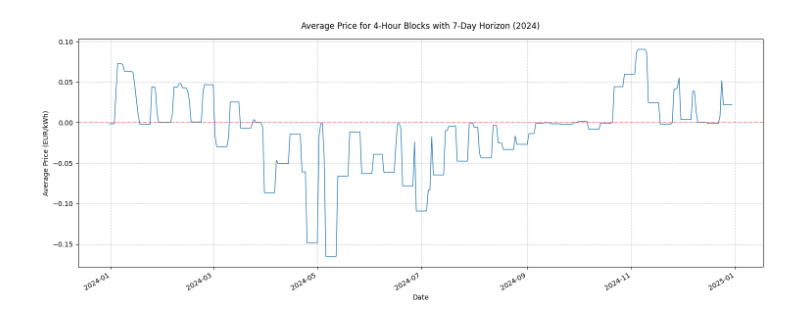
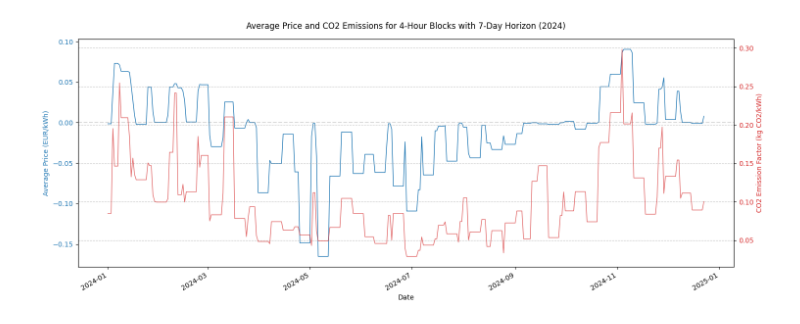
Before and after one commit to tvgerwe/ENEXIS, a Jupyter notebook: workspaces/twan/Price_evaluation/price_saving_evaluation.ipynb, the cells around one changed output. Drawn from its saved outputs; the diff is of its cells as text; code cells hidden in the pictures.

```diff
--- a/workspaces/twan/Price_evaluation/price_saving_evaluation.ipynb
+++ b/workspaces/twan/Price_evaluation/price_saving_evaluation.ipynb
@@ -82,25 +204,35 @@ print(results_df.head())
 # %%
 # Filter data for 7-day horizon and 4-hour blocks
 horizon7_block4 = results_df[(results_df['horizon_days'] == 7) & (results_df['block_size'] == 4)]
 
-# Create figure
-plt.figure(figsize=(15, 6))
+# Create figure and primary axis
+fig, ax1 = plt.subplots(figsize=(15, 6))
 
-# Plot average price over time
-plt.plot(horizon7_block4['start_date'], horizon7_block4['avg_price'], linewidth=1)
+# Plot average price on primary axis
+color1 = 'tab:blue'
+ax1.set_xlabel('Date')
+ax1.set_ylabel('Average Price (EUR/kWh)', color=color1)
+ax1.plot(horizon7_block4['start_date'], horizon7_block4['avg_price'], color=color1, linewidth=1)
+ax1.tick_params(axis='y', labelcolor=color1)
+
+# Create secondary axis for CO2 emissions
+ax2 = ax1.twinx()
+color2 = 'tab:red'
+ax2.set_ylabel('CO2 Emission Factor (kg CO2/kWh)', color=color2)
+ax2.plot(horizon7_block4['start_date'], horizon7_block4['avg_co2'], color=color2, linewidth=1, alpha=0.7)
+ax2.tick_params(axis='y', labelcolor=color2)
 
 # Customize the plot
-plt.title('Average Price for 4-Hour Blocks with 7-Day Horizon (2024)', pad=15)
-plt.xlabel('Date')
-plt.ylabel('Average Price (EUR/kWh)')
+plt.title('Average Price and CO2 Emissions for 4-Hour Blocks with 7-Day Horizon (2024)', pad=15)
 plt.grid(True, linestyle='--', alpha=0.7)
 
 # Format x-axis to show months
 plt.gcf().autofmt_xdate()
 
-# Add horizontal line at y=0
-plt.axhline(y=0, color='r', linestyle='--', alpha=0.3)
+# Add horizontal line at y=0 for price axis
+ax1.axhline(y=0, color='gray', linestyle='--', alpha=0.3)
 
 plt.tight_layout()
+plt.show()
 # %% [output]
-[figure, old version]
+[figure, new version]
```
Also changed, not shown: parts of 15 cells of this notebook, 2 other files.
